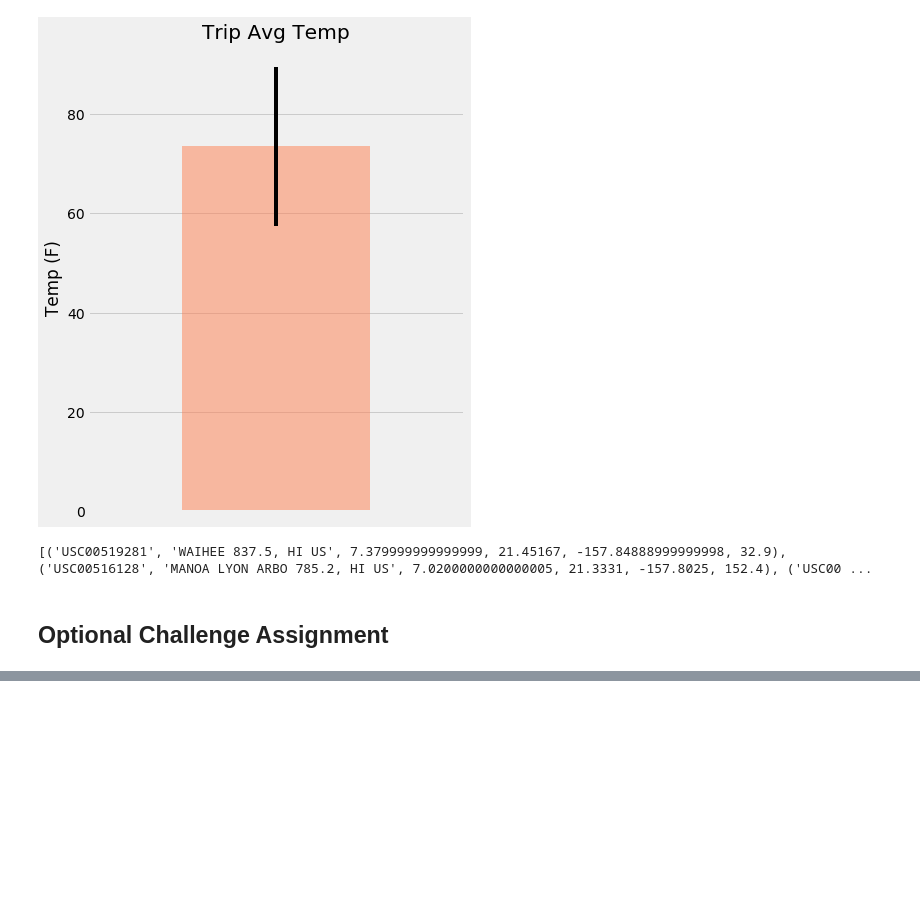
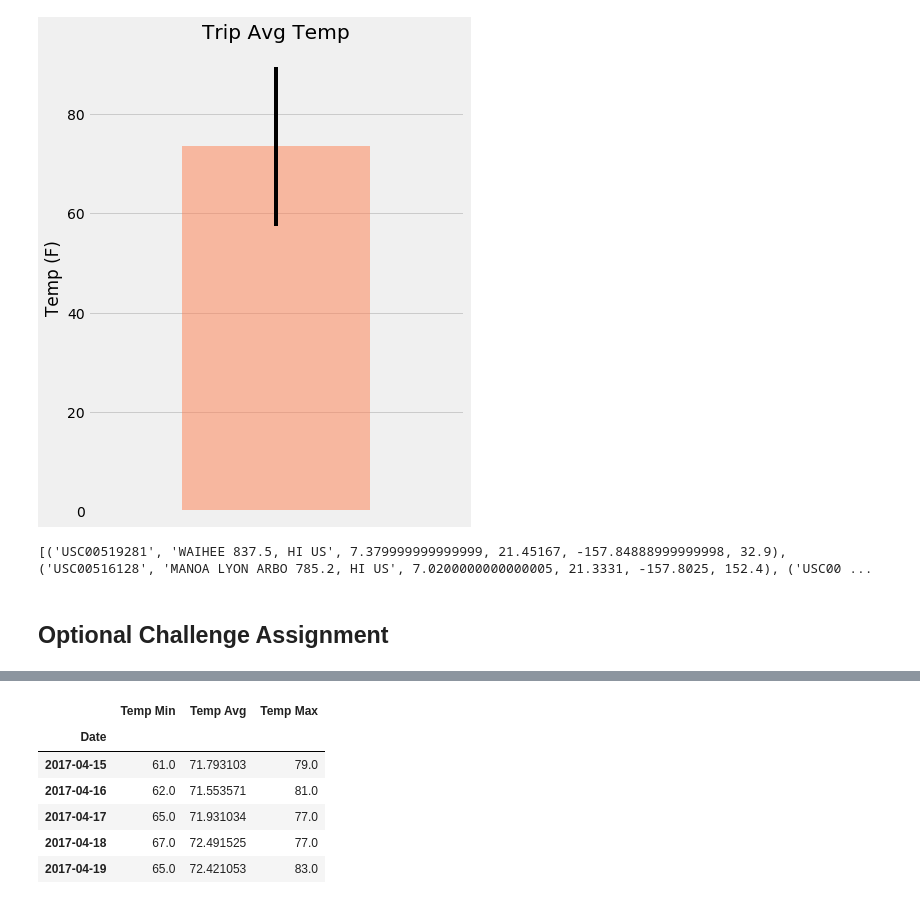
Before and after one commit to ankitapatel9/sqlalchemy-challenge, a Jupyter notebook: climate_starter.ipynb, the cells around one changed output, grey strips where cells are left out. Cells and saved outputs as stored; diff of their text form; code cells hidden in the pictures; blank space fills up the shorter version.

```diff
--- a/climate_starter.ipynb
+++ b/climate_starter.ipynb
@@ -321,0 +362,11 @@ daily_normals("01-01")
+# %%
+# set the index to the date column
+trips_df.set_index('Date').head()
+# %% [output]
+|  | Temp Min | Temp Avg | Temp Max |
+| Date |  |  |  |
+| 2017-04-15 | 61.0 | 71.793103 | 79.0 |
+| 2017-04-16 | 62.0 | 71.553571 | 81.0 |
+| 2017-04-17 | 65.0 | 71.931034 | 77.0 |
+| 2017-04-18 | 67.0 | 72.491525 | 77.0 |
+| 2017-04-19 | 65.0 | 72.421053 | 83.0 |
```
Also changed, not shown: parts of 5 cells of this notebook.
